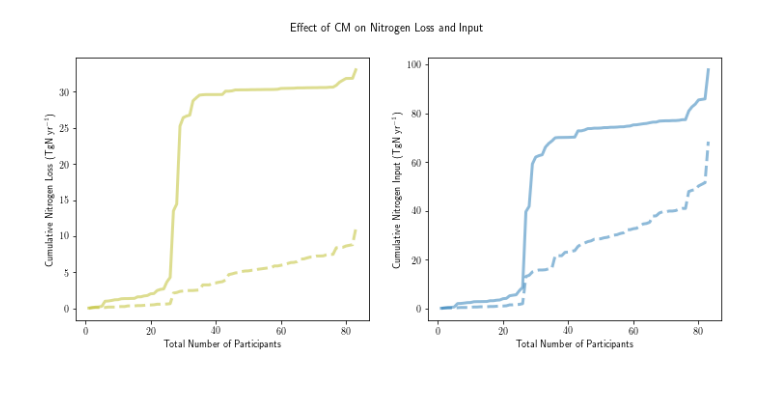
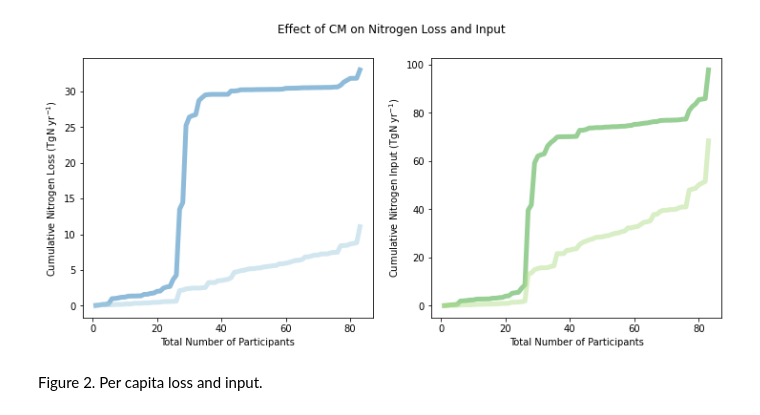
Before and after one commit to wliao-422/Making-Nice-Figures, a Jupyter notebook: Figure_Plotting.ipynb, the cells around one changed output. Saved outputs shown, nothing was run; the diff lists cells and outputs as text; code cells hidden in the pictures; blank space fills up the shorter version.

Commit message:
figure 2 added

```diff
--- a/Figure_Plotting.ipynb
+++ b/Figure_Plotting.ipynb
@@ -26,17 +45,21 @@ Text(0, 0.5, 'Cumulative Nitrogen Loss (TgN yr$^{-1}$)')
 # %%
 fig, (ax1, ax2) = plt.subplots(1, 2, figsize = (12,5))
 fig.suptitle('Effect of CM on Nitrogen Loss and Input')
 
-ax1.plot(fig1dat["n"], fig1dat["NLoldrank"], alpha=0.5, color='tab:olive',linewidth=3)
-ax1.plot(fig1dat["n"], fig1dat["NLcdrank"], alpha=0.5, color='tab:olive',linewidth=3,linestyle='--')
+ax1.plot(fig1dat["n"], fig1dat["NLoldrank"], alpha=0.5, color=sns.color_palette("Paired")[1], linewidth=5)
+ax1.plot(fig1dat["n"], fig1dat["NLcdrank"], alpha=0.5, color=sns.color_palette("Paired")[0], linewidth=5)
 ax1.set(xlabel = "Total Number of Participants", ylabel = "Cumulative Nitrogen Loss (TgN yr$^{-1}$)")
 
-ax2.plot(fig1dat["n"], fig1dat["NFoldrank"], alpha=0.5, color='tab:blue',linewidth=3)
-ax2.plot(fig1dat["n"], fig1dat["NFcdrank"], alpha=0.5, color='tab:blue',linewidth=3,linestyle='--')
+ax2.plot(fig1dat["n"], fig1dat["NFoldrank"], alpha=0.5, color=sns.color_palette("Paired")[3],linewidth=5)
+ax2.plot(fig1dat["n"], fig1dat["NFcdrank"], alpha=0.5, color=sns.color_palette("Paired")[2], linewidth=5)
 ax2.set(xlabel = "Total Number of Participants", ylabel = "Cumulative Nitrogen Input (TgN yr$^{-1}$)")
 
 fig.subplots_adjust(wspace=0.2)
 
+plt.viridis()
+
 plt.show()
 # %% [output]
-[figure, old version]
+[figure, new version]
+# %% [markdown]
+Figure 2. Per capita loss and input.
```
Also changed, not shown: parts of 11 cells of this notebook.
